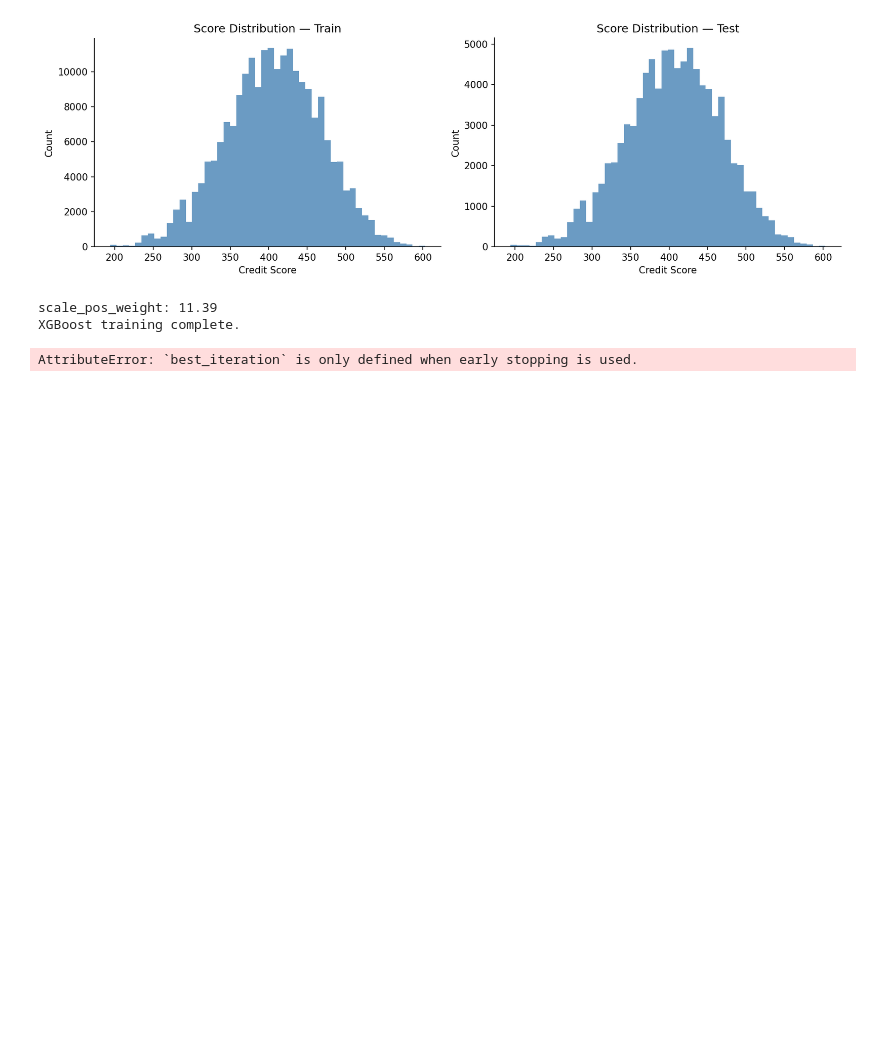
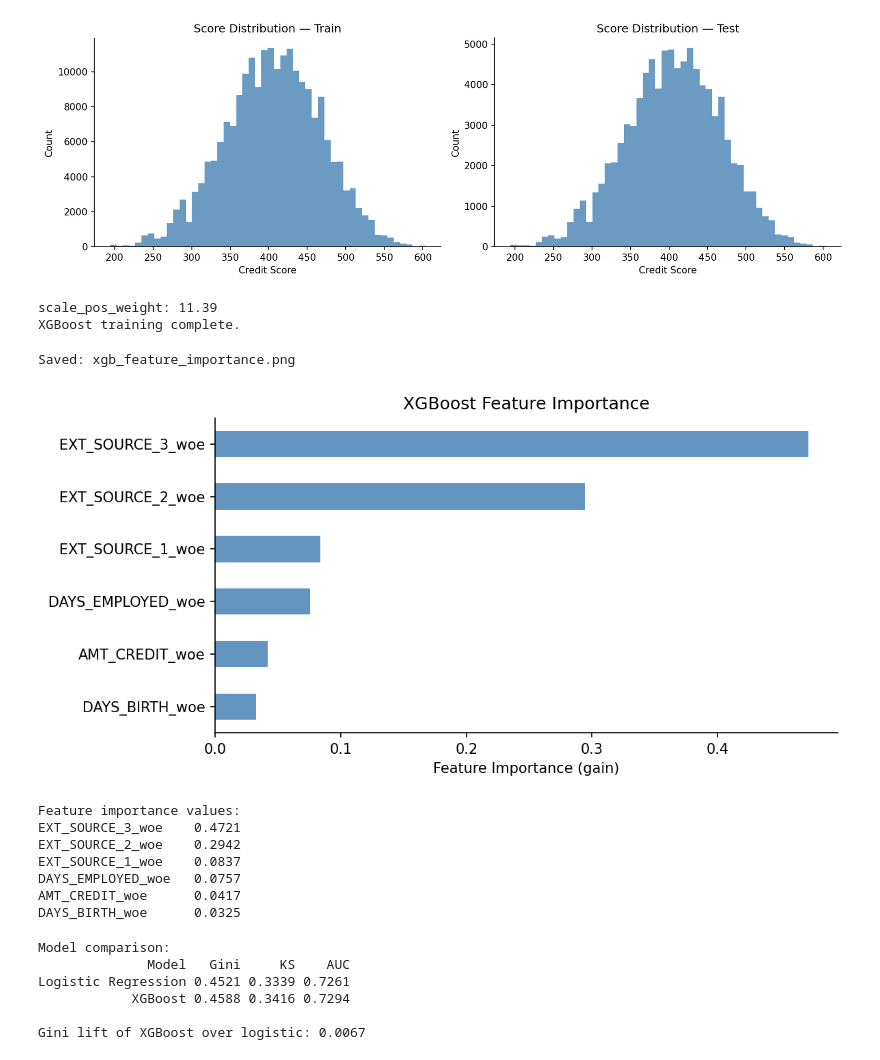
Before and after one commit to imsaichauhan/b1-credit-scoring, a Jupyter notebook: notebooks/main.ipynb, the cells around one changed output. Saved outputs shown, nothing was run; the diff lists cells and outputs as text; code cells hidden in the pictures; blank space fills up the shorter version.

Commit message:
step 8: model evaluation complete, logistic Gini 45.2% XGBoost 45.9%

```diff
--- a/notebooks/main.ipynb
+++ b/notebooks/main.ipynb
@@ -569,15 +569,71 @@ xgb_model = xgb.XGBClassifier(
     verbosity=0
 )
 
-xgb_model.fit(
-    X_train, y_train,
-    eval_set=[(X_test, y_test)],
-    verbose=False
-)
+xgb_model.fit(X_train, y_train, verbose=False)
 
 print("XGBoost training complete.")
-print(f"Best iteration: {xgb_model.best_iteration}")
 # %% [output]
 scale_pos_weight: 11.39
 XGBoost training complete.
-AttributeError: `best_iteration` is only defined when early stopping is used.
+# %%
+# Step 7: XGBoost feature importance
+importance = pd.Series(xgb_model.feature_importances_,
+                        index=selected_woe_cols).sort_values(ascending=True)
+
+fig, ax = plt.subplots(figsize=(8, 4))
+importance.plot(kind='barh', ax=ax, color='steelblue', alpha=0.85)
+ax.set_xlabel('Feature Importance (gain)')
+ax.set_title('XGBoost Feature Importance')
+plt.tight_layout()
+savefig('xgb_feature_importance.png')
+plt.show()
+
+print("\nFeature importance values:")
+print(importance.sort_values(ascending=False).to_string())
+# %% [output]
+Saved: xgb_feature_importance.png
+[figure, added]
+Feature importance values:
+EXT_SOURCE_3_woe    0.4721
+EXT_SOURCE_2_woe    0.2942
+EXT_SOURCE_1_woe    0.0837
+DAYS_EMPLOYED_woe   0.0757
+AMT_CREDIT_woe      0.0417
+DAYS_BIRTH_woe      0.0325
+# %%
+# Step 8: model evaluation
+from sklearn.metrics import roc_auc_score, roc_curve
+
+def gini(y_true, y_score):
+    return 2 * roc_auc_score(y_true, y_score) - 1
+
+def ks_stat(y_true, y_score):
+    fpr, tpr, _ = roc_curve(y_true, y_score)
+    return (tpr - fpr).max()
+
+lr_probs  = lr.predict_proba(X_test)[:, 1]
+xgb_probs = xgb_model.predict_proba(X_test)[:, 1]
+
+lr_gini  = gini(y_test, lr_probs)
+xgb_gini = gini(y_test, xgb_probs)
+lr_ks    = ks_stat(y_test, lr_probs)
+xgb_ks   = ks_stat(y_test, xgb_probs)
+
+results = pd.DataFrame({
+    'Model':  ['Logistic Regression', 'XGBoost'],
+    'Gini':   [lr_gini,  xgb_gini],
+    'KS':     [lr_ks,    xgb_ks],
+    'AUC':    [(lr_gini + 1) / 2, (xgb_gini + 1) / 2]
+})
+
+print("Model comparison:")
+print(results.to_string(index=False))
+print()
+print(f"Gini lift of XGBoost over logistic: {(xgb_gini - lr_gini):.4f}")
+# %% [output]
+Model comparison:
+              Model   Gini     KS    AUC
+Logistic Regression 0.4521 0.3339 0.7261
+            XGBoost 0.4588 0.3416 0.7294
+
+Gini lift of XGBoost over logistic: 0.0067
```
Also changed, not shown: parts of 1 cell of this notebook, 1 other file.
